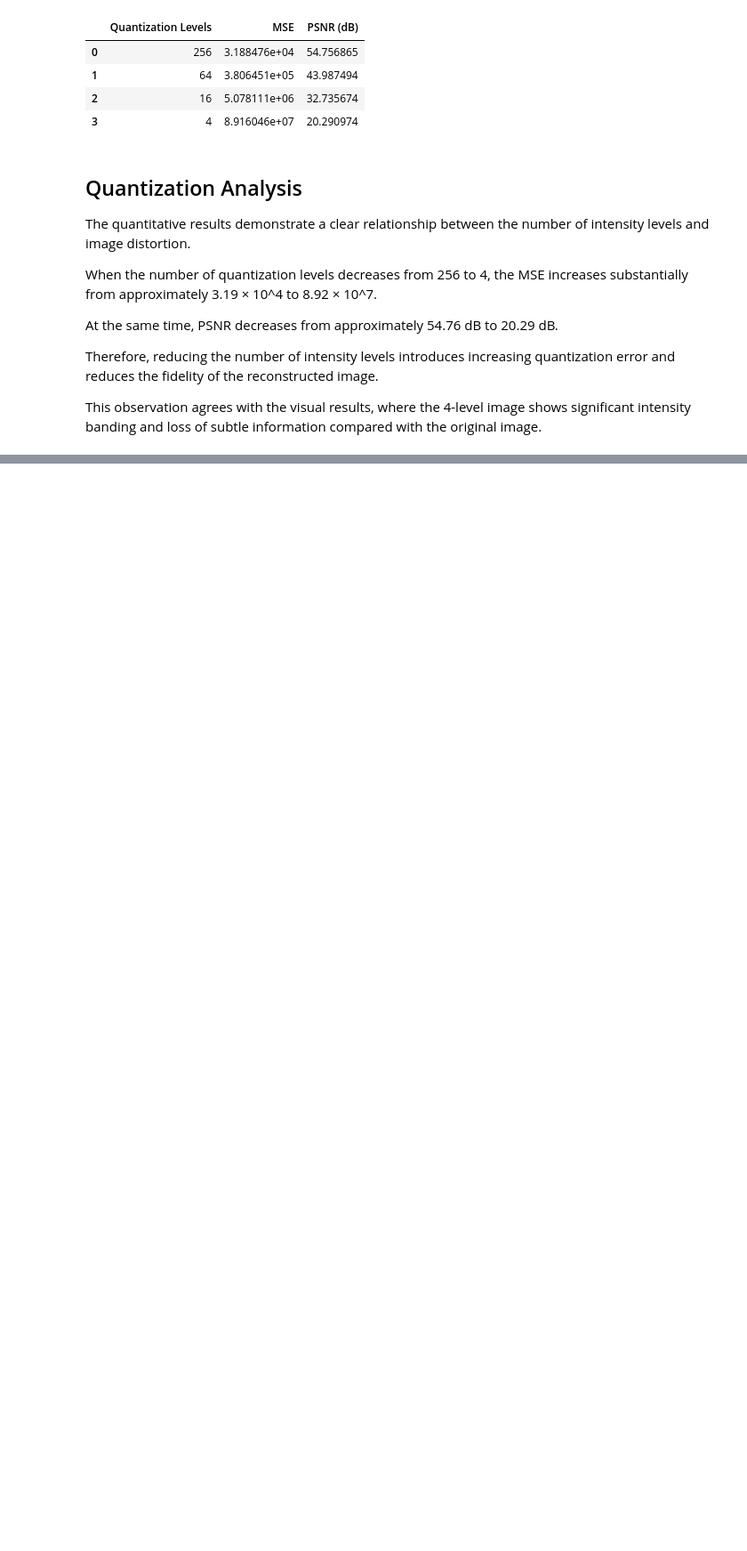
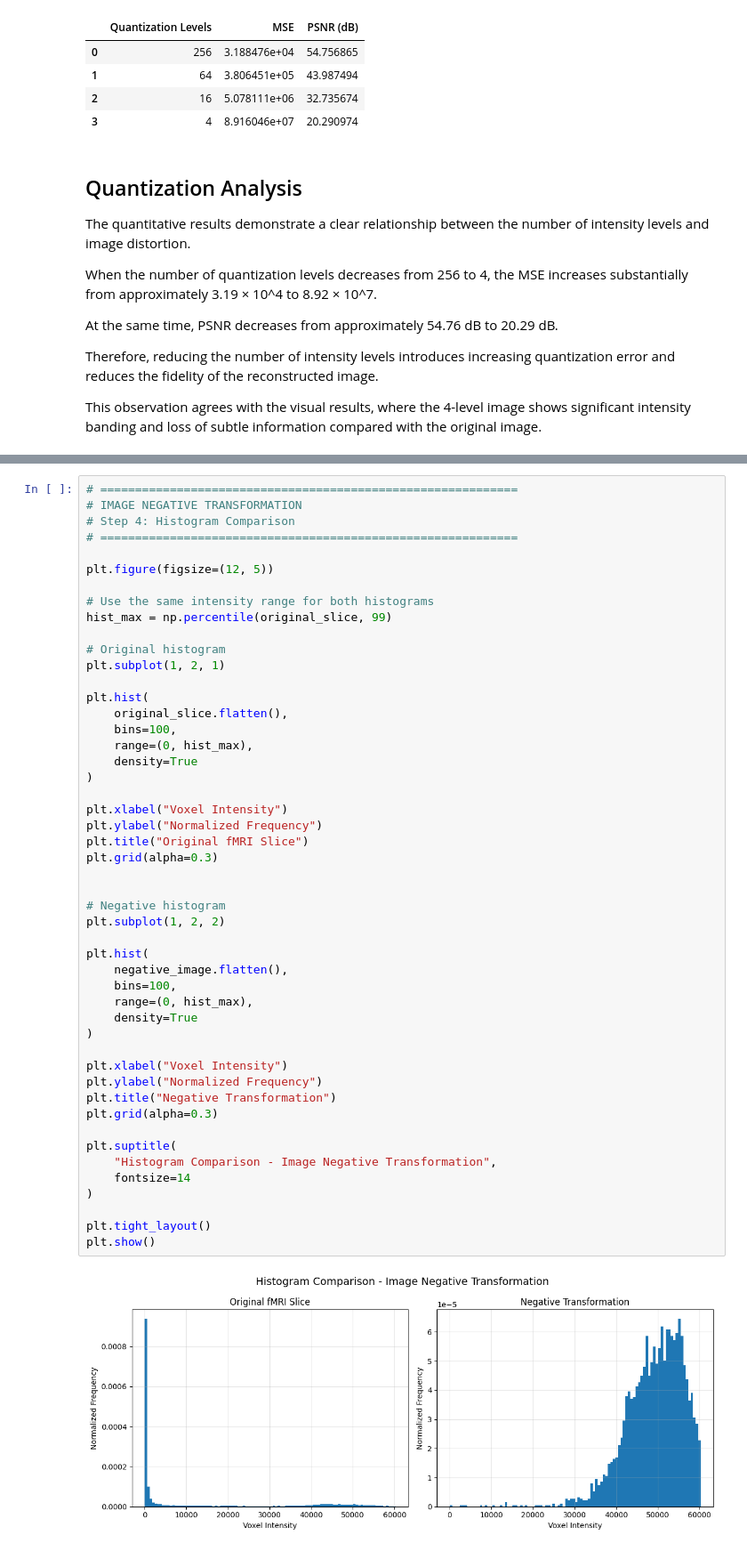
Before and after one commit to SharveshC/DIP_Capstone, a Jupyter notebook: notebook/samp.ipynb, the cells around one changed output, grey strips where cells are left out. Shown at 89% size. Saved outputs shown, nothing was run; the diff lists cells and outputs as text; blank space fills up the shorter version.

```diff
--- a/notebook/samp.ipynb
+++ b/notebook/samp.ipynb
@@ -769,0 +934,51 @@ subtle information compared with the original image.
+# %%
+# ============================================================
+# IMAGE NEGATIVE TRANSFORMATION
+# Step 4: Histogram Comparison
+# ============================================================
+
+plt.figure(figsize=(12, 5))
+
+# Use the same intensity range for both histograms
+hist_max = np.percentile(original_slice, 99)
+
+# Original histogram
+plt.subplot(1, 2, 1)
+
+plt.hist(
+    original_slice.flatten(),
+    bins=100,
+    range=(0, hist_max),
+    density=True
+)
+
+plt.xlabel("Voxel Intensity")
+plt.ylabel("Normalized Frequency")
+plt.title("Original fMRI Slice")
+plt.grid(alpha=0.3)
+
+
+# Negative histogram
+plt.subplot(1, 2, 2)
+
+plt.hist(
+    negative_image.flatten(),
+    bins=100,
+    range=(0, hist_max),
+    density=True
+)
+
+plt.xlabel("Voxel Intensity")
+plt.ylabel("Normalized Frequency")
+plt.title("Negative Transformation")
+plt.grid(alpha=0.3)
+
+plt.suptitle(
+    "Histogram Comparison - Image Negative Transformation",
+    fontsize=14
+)
+
+plt.tight_layout()
+plt.show()
+# %% [output]
+[figure, added]
```
Also changed, not shown: parts of 9 cells of this notebook.
